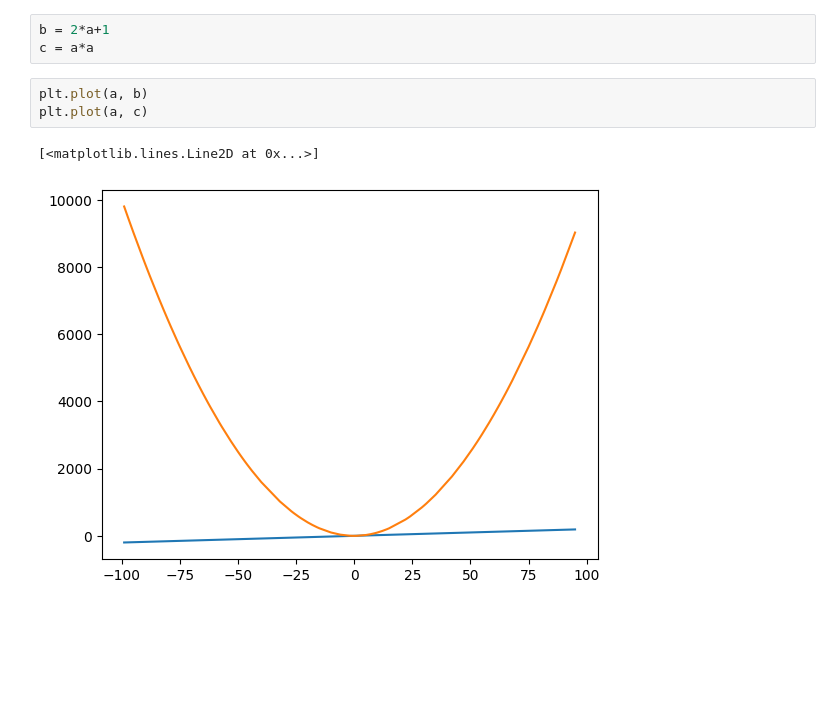
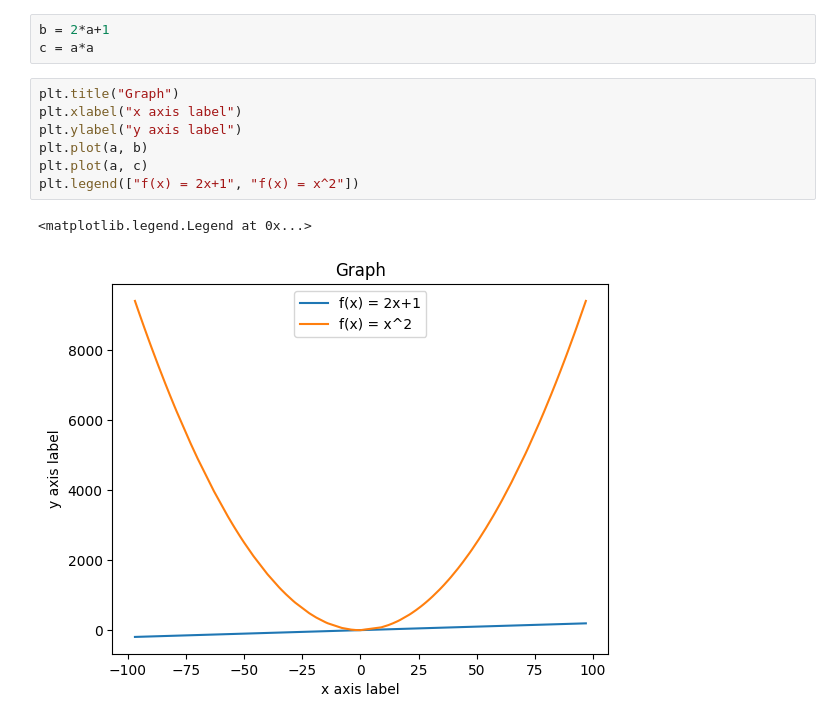
Before and after one commit to phatdev12/ML, a Jupyter notebook: TuThangPhat_StudentID.ipynb, the cells around one changed output. Saved outputs shown, nothing was run; the diff lists cells and outputs as text; blank space fills up the shorter version.

Commit message:
feat: add label, title, legend

```diff
--- a/TuThangPhat_StudentID.ipynb
+++ b/TuThangPhat_StudentID.ipynb
@@ -31,8 +40,12 @@ a.sort()
 b = 2*a+1
 c = a*a
 # %%
+plt.title("Graph")
+plt.xlabel("x axis label")
+plt.ylabel("y axis label")
 plt.plot(a, b)
 plt.plot(a, c)
+plt.legend(["f(x) = 2x+1", "f(x) = x^2"])
 # %% [output]
-[<matplotlib.lines.Line2D at 0x...>]
+<matplotlib.legend.Legend at 0x...>
-[figure, old version]
+[figure, new version]
```
Also changed, not shown: parts of 2 cells of this notebook.
